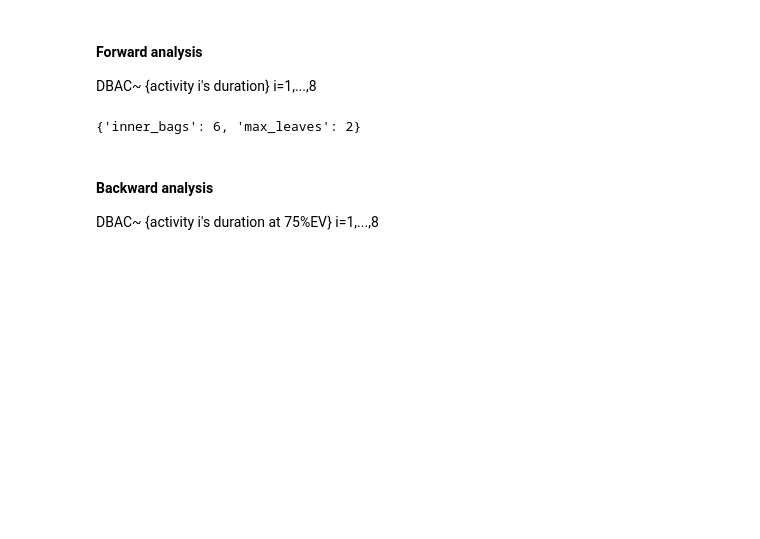
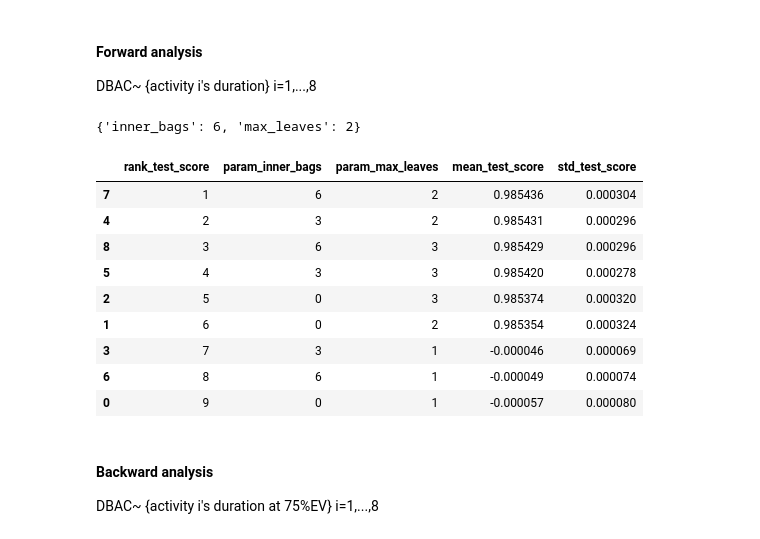
Before and after one commit to jismartin/evmxboost, a Jupyter notebook: evmxboost_model_selection.ipynb, the cells around one changed output. Cells and saved outputs as stored; diff of their text form; code cells hidden in the pictures; blank space fills up the shorter version.

```diff
--- a/evmxboost_model_selection.ipynb
+++ b/evmxboost_model_selection.ipynb
@@ -227,6 +227,19 @@ mdr.fit(X, y)
 mdr.best_params_ # 'inner_bags': 6, 'mx_leaves': 2
 # %% [output]
 {'inner_bags': 6, 'max_leaves': 2}
+# %%
+pd.DataFrame(mdr.cv_results_)[['rank_test_score','param_inner_bags','param_max_leaves','mean_test_score','std_test_score']].sort_values(by='rank_test_score')
+# %% [output]
+|  | rank_test_score | param_inner_bags | param_max_leaves | mean_test_score | std_test_score |
+| 7 | 1 | 6 | 2 | 0.985436 | 0.000304 |
+| 4 | 2 | 3 | 2 | 0.985431 | 0.000296 |
+| 8 | 3 | 6 | 3 | 0.985429 | 0.000296 |
+| 5 | 4 | 3 | 3 | 0.985420 | 0.000278 |
+| 2 | 5 | 0 | 3 | 0.985374 | 0.000320 |
+| 1 | 6 | 0 | 2 | 0.985354 | 0.000324 |
+| 3 | 7 | 3 | 1 | -0.000046 | 0.000069 |
+| 6 | 8 | 6 | 1 | -0.000049 | 0.000074 |
+| 0 | 9 | 0 | 1 | -0.000057 | 0.000080 |
 # %% [markdown]
 #### Backward analysis
 DBAC~ {activity i's duration at 75%EV} i=1,...,8
```
Also changed, not shown: parts of 5 cells of this notebook, 43 other files.
